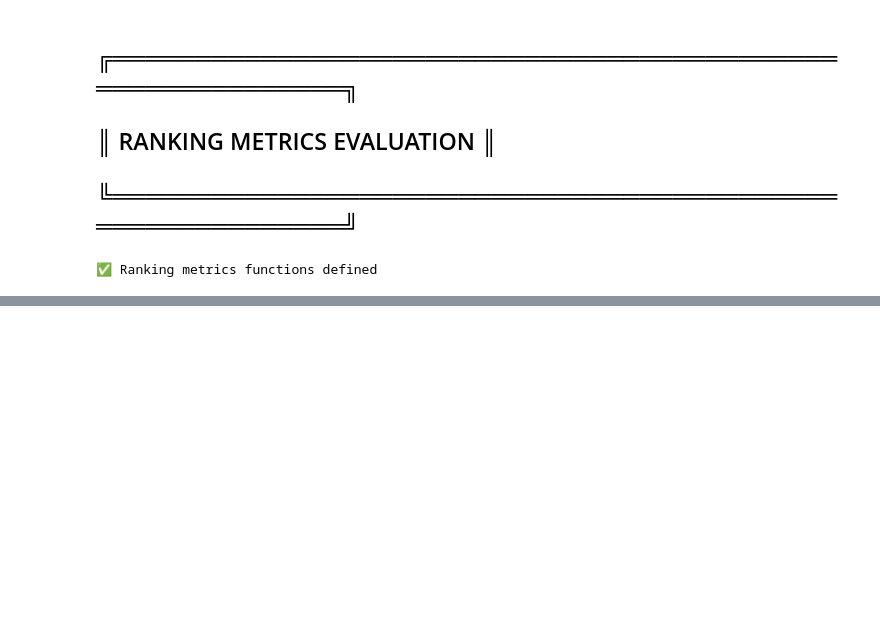
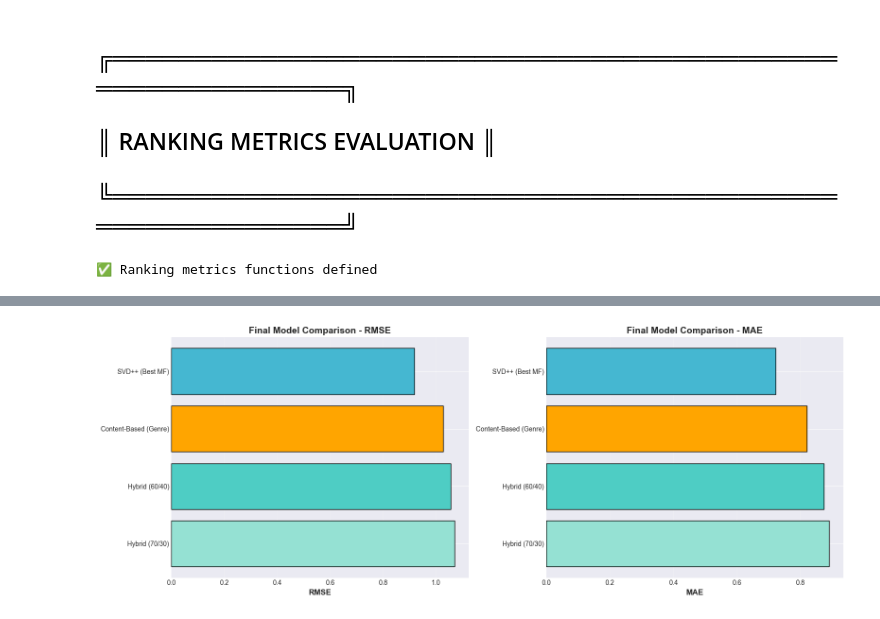
Before and after one commit to HarpinderC/ML-Recommenders, a Jupyter notebook: movie-recommendation-system/notebooks/04_content_hybrid_coldstart.ipynb, the cells around one changed output, grey strips where cells are left out. Saved outputs shown, nothing was run; the diff lists cells and outputs as text; code cells hidden in the pictures; blank space fills up the shorter version.

```diff
--- a/movie-recommendation-system/notebooks/04_content_hybrid_coldstart.ipynb
+++ b/movie-recommendation-system/notebooks/04_content_hybrid_coldstart.ipynb
@@ -655,0 +769,27 @@ print("✅ Ranking metrics functions defined")
+# %%
+# ┌─────────────────────────────────────────┐
+# │ Visualize Final Results                 │
+# └─────────────────────────────────────────┘
+
+fig, axes = plt.subplots(1, 2, figsize=(16, 6))
+
+# RMSE comparison
+colors = ['#45B7D1', '#FFA500', '#4ECDC4', '#95E1D3']
+axes[0].barh(final_results['Model'], final_results['RMSE'], color=colors, edgecolor='black')
+axes[0].set_xlabel('RMSE', fontsize=12, fontweight='bold')
+axes[0].set_title('Final Model Comparison - RMSE', fontsize=14, fontweight='bold')
+axes[0].grid(axis='x', alpha=0.3)
+axes[0].invert_yaxis()
+
+# MAE comparison
+axes[1].barh(final_results['Model'], final_results['MAE'], color=colors, edgecolor='black')
+axes[1].set_xlabel('MAE', fontsize=12, fontweight='bold')
+axes[1].set_title('Final Model Comparison - MAE', fontsize=14, fontweight='bold')
+axes[1].grid(axis='x', alpha=0.3)
+axes[1].invert_yaxis()
+
+plt.tight_layout()
+plt.savefig('../results/visualizations/11_final_model_comparison.png', dpi=300, bbox_inches='tight')
+plt.show()
+# %% [output]
+[figure, added]
```
Also changed, not shown: parts of 8 cells of this notebook, 4 other files.
